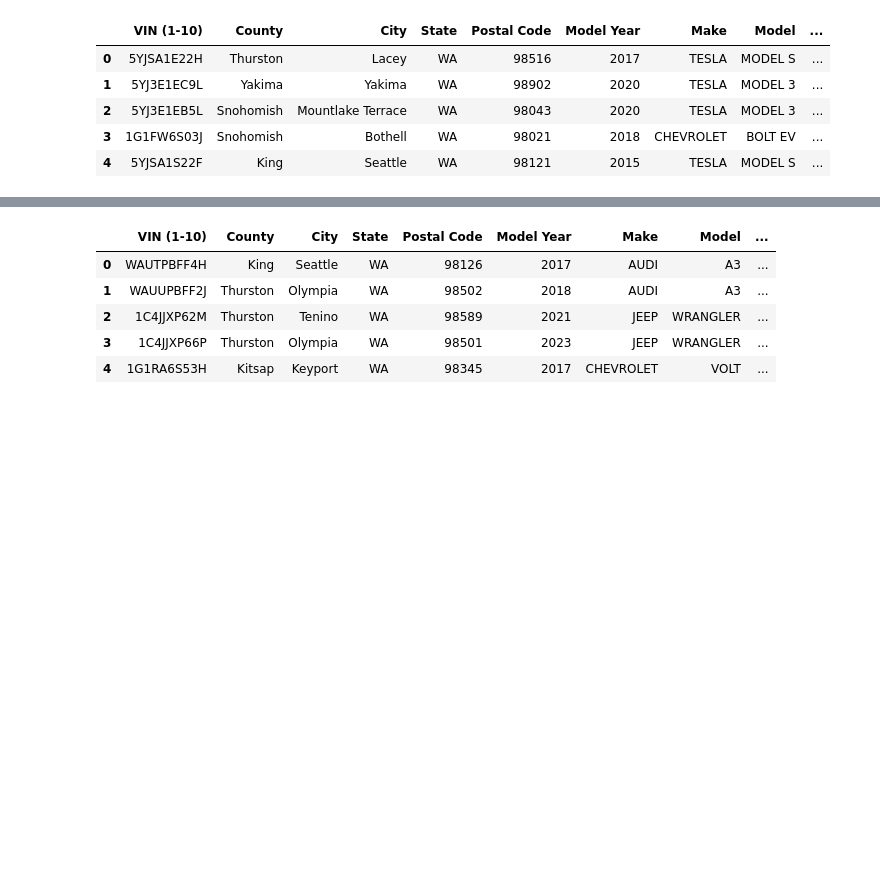
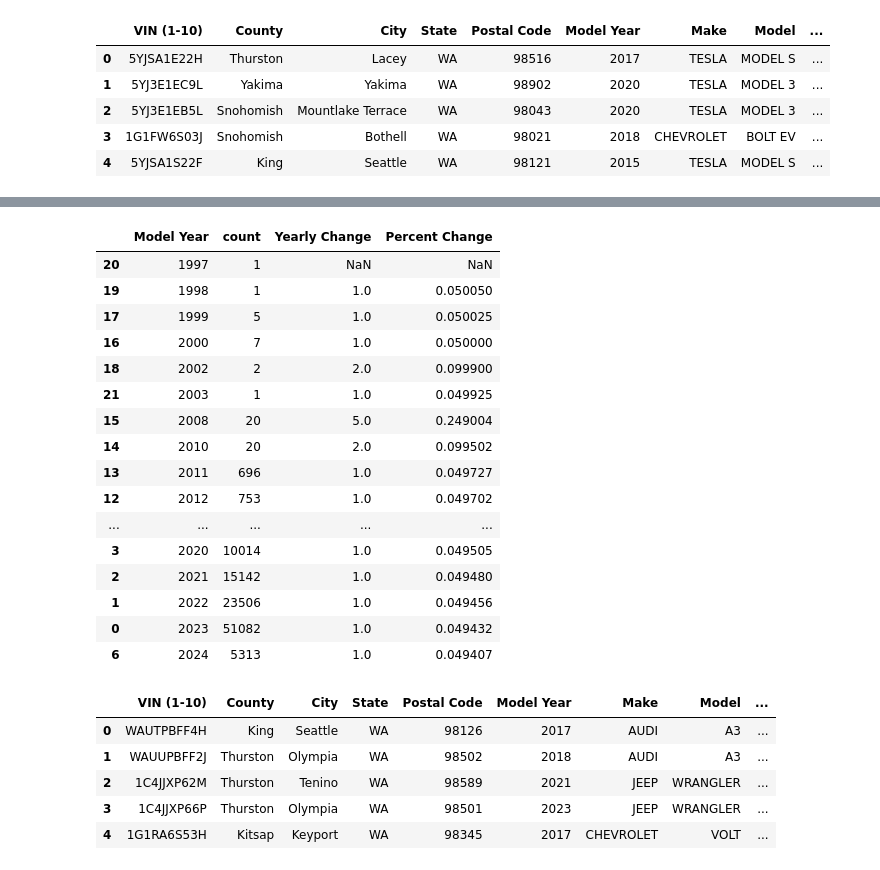
Before and after one commit to wrp94/project-1-group-02, a Jupyter notebook: ben_work/new_ben_work_model_year.ipynb, the cells around one changed output, grey strips where cells are left out. Cells and saved outputs as stored; diff of their text form; code cells hidden in the pictures; blank space fills up the shorter version.

```diff
--- a/ben_work/new_ben_work_model_year.ipynb
+++ b/ben_work/new_ben_work_model_year.ipynb
@@ -116,3 +250,25 @@ bev_df.head()
+# %%
+# Convert the difference into a percentage
+bev_counts_df['Percent Change'] = (bev_counts_df['Yearly Change'] / bev_counts_df['Model Year']) * 100
+bev_counts_df
+# %% [output]
+|  | Model Year | count | Yearly Change | Percent Change |
+| 20 | 1997 | 1 | NaN | NaN |
+| 19 | 1998 | 1 | 1.0 | 0.050050 |
+| 17 | 1999 | 5 | 1.0 | 0.050025 |
+| 16 | 2000 | 7 | 1.0 | 0.050000 |
+| 18 | 2002 | 2 | 2.0 | 0.099900 |
+| 21 | 2003 | 1 | 1.0 | 0.049925 |
+| 15 | 2008 | 20 | 5.0 | 0.249004 |
+| 14 | 2010 | 20 | 2.0 | 0.099502 |
+| 13 | 2011 | 696 | 1.0 | 0.049727 |
+| 12 | 2012 | 753 | 1.0 | 0.049702 |
+| ... | ... | ... | ... | ... |
+| 3 | 2020 | 10014 | 1.0 | 0.049505 |
+| 2 | 2021 | 15142 | 1.0 | 0.049480 |
+| 1 | 2022 | 23506 | 1.0 | 0.049456 |
+| 0 | 2023 | 51082 | 1.0 | 0.049432 |
+| 6 | 2024 | 5313 | 1.0 | 0.049407 |
 # %%
 mask = df["Electric Vehicle Type"] == "Plug-in Hybrid Electric Vehicle (PHEV)"
 
```
Also changed, not shown: parts of 12 cells of this notebook, 1 other file.
